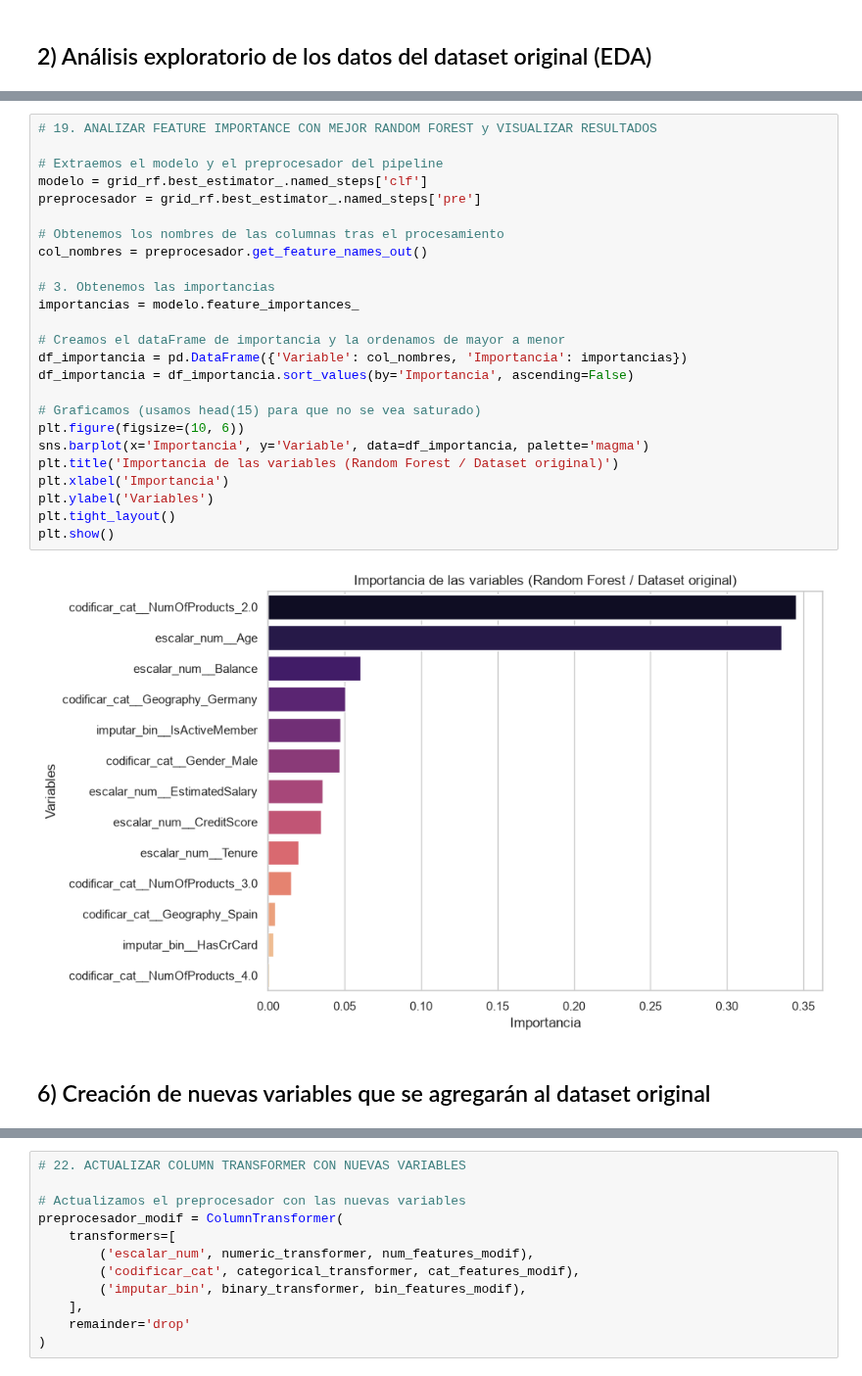
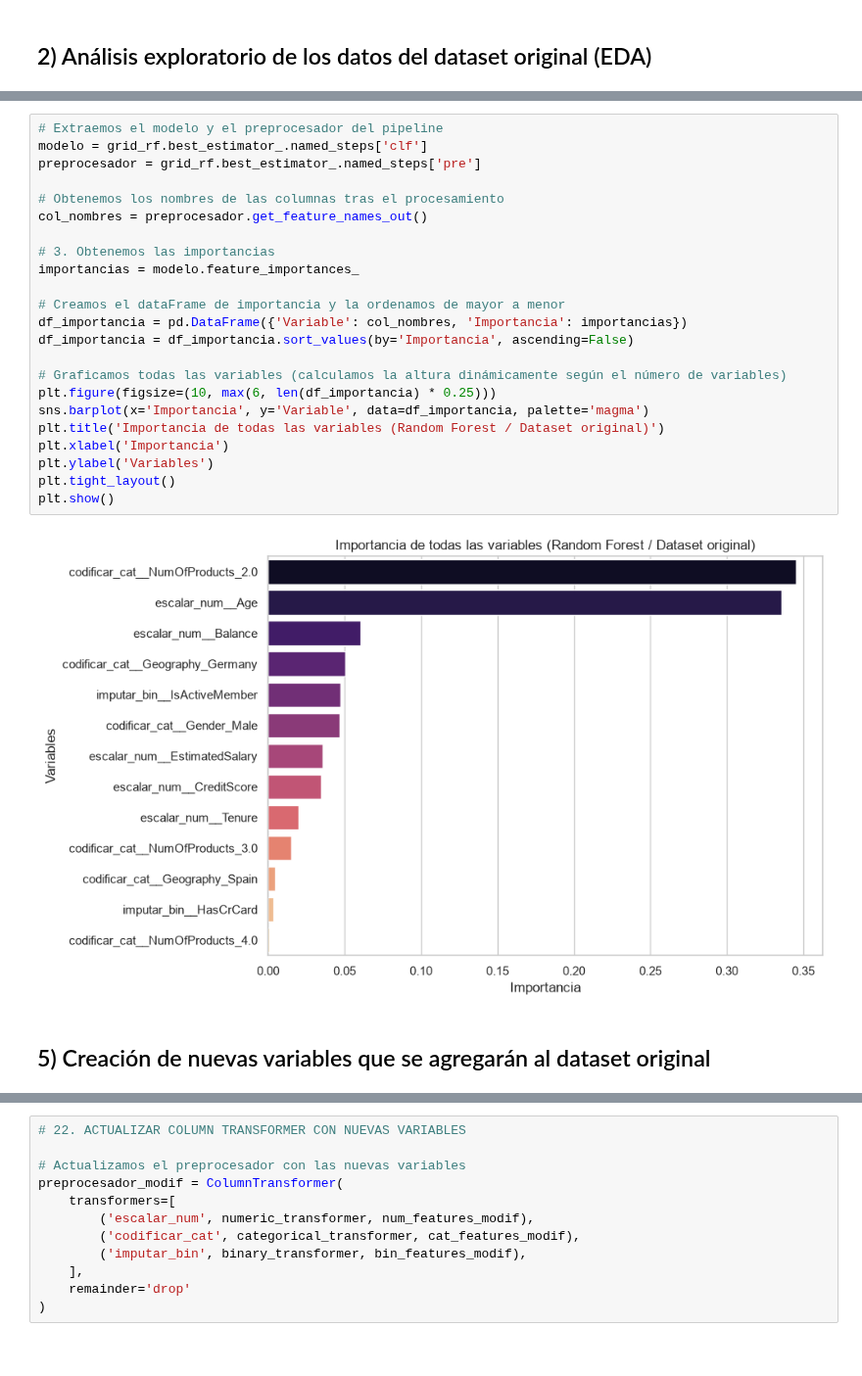
Before and after one commit to estebancardoso96/grupo_3, a Jupyter notebook: Principal_version_2_enrique.ipynb, the cells around one changed output, grey strips where cells are left out. Shown at 98% size. Cells and saved outputs as stored; diff of their text form.

```diff
--- a/Principal_version_2_enrique.ipynb
+++ b/Principal_version_2_enrique.ipynb
@@ -677,32 +671,30 @@ Ranking numérico de impacto:
 - La reducción de impureza se promedia para obtener un valor final.
 - Si una variable redujo la incertidumbre mucho y muchas veces, tendrá una importancia alta.
 # %%
-# 19. ANALIZAR FEATURE IMPORTANCE CON MEJOR RANDOM FOREST y VISUALIZAR RESULTADOS
-
 # Extraemos el modelo y el preprocesador del pipeline
 modelo = grid_rf.best_estimator_.named_steps['clf']
 preprocesador = grid_rf.best_estimator_.named_steps['pre']
 
 # Obtenemos los nombres de las columnas tras el procesamiento
 col_nombres = preprocesador.get_feature_names_out()
 
 # 3. Obtenemos las importancias
 importancias = modelo.feature_importances_
 
 # Creamos el dataFrame de importancia y la ordenamos de mayor a menor
 df_importancia = pd.DataFrame({'Variable': col_nombres, 'Importancia': importancias})
 df_importancia = df_importancia.sort_values(by='Importancia', ascending=False)
 
-# Graficamos (usamos head(15) para que no se vea saturado)
-plt.figure(figsize=(10, 6))
+# Graficamos todas las variables (calculamos la altura dinámicamente según el número de variables)
+plt.figure(figsize=(10, max(6, len(df_importancia) * 0.25)))
 sns.barplot(x='Importancia', y='Variable', data=df_importancia, palette='magma')
-plt.title('Importancia de las variables (Random Forest / Dataset original)')
+plt.title('Importancia de todas las variables (Random Forest / Dataset original)')
 plt.xlabel('Importancia')
 plt.ylabel('Variables')
 plt.tight_layout()
 plt.show()
 # %% [output]
-[figure, old version]
+[figure, new version]
 # %% [markdown]
-## 6) Creación de nuevas variables que se agregarán al dataset original
+## 5) Creación de nuevas variables que se agregarán al dataset original
 # %% [markdown]
```
Also changed, not shown: parts of 76 cells of this notebook, 1 other file.
